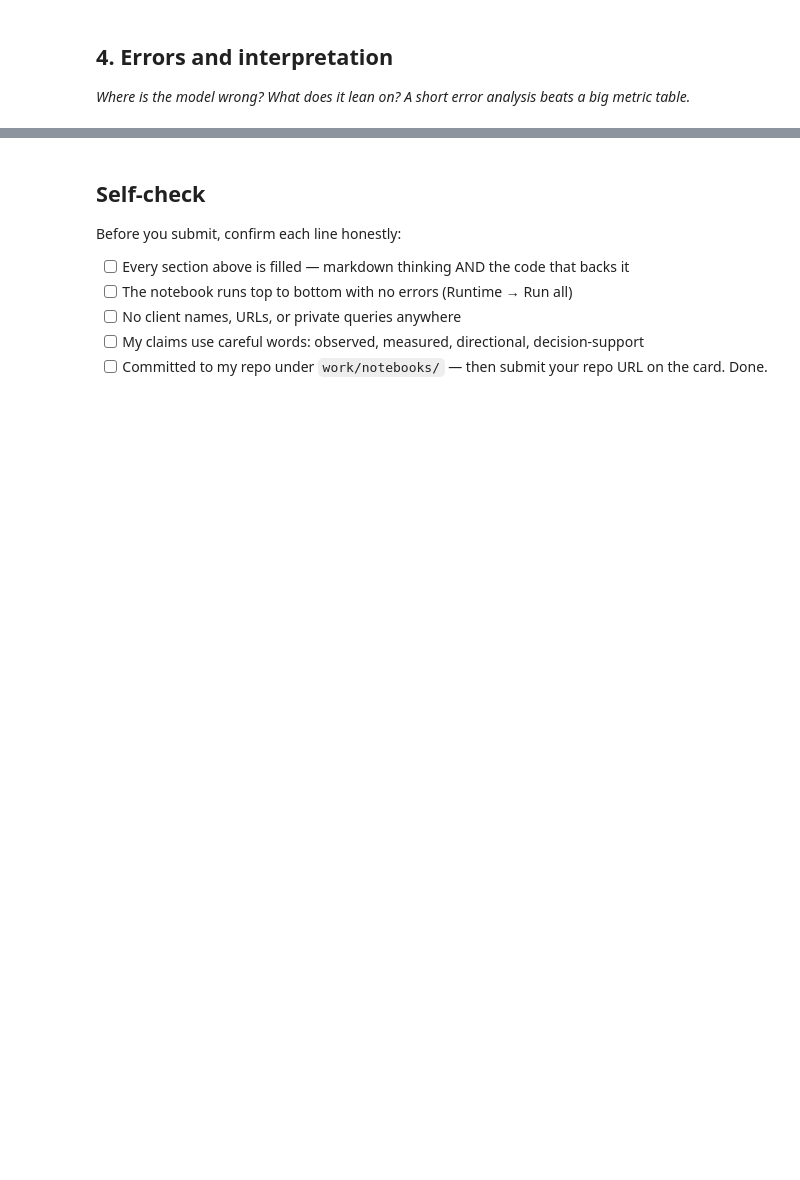
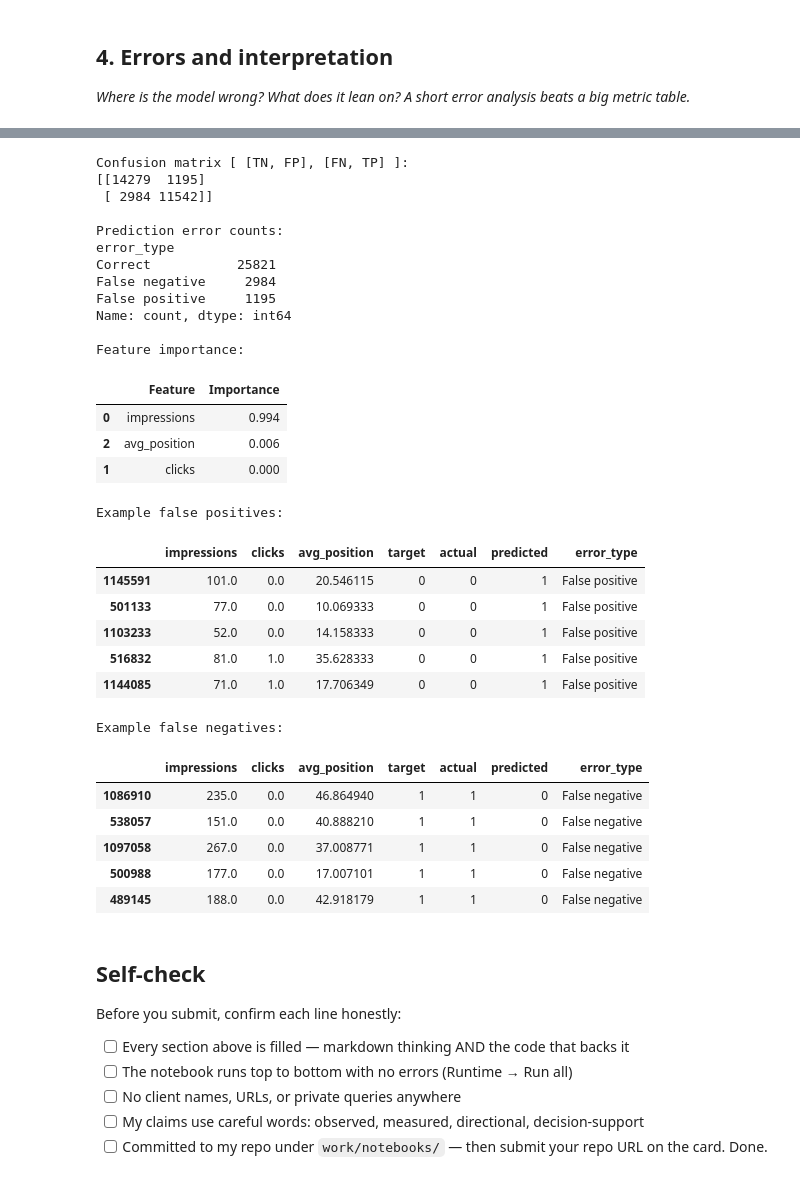
Before and after one commit to anjds22/flyrank-ml-internship, a Jupyter notebook: work/notebooks/w05_model.ipynb, the cells around one changed output, grey strips where cells are left out. Saved outputs shown, nothing was run; the diff lists cells and outputs as text; code cells hidden in the pictures; blank space fills up the shorter version.

```diff
--- a/work/notebooks/w05_model.ipynb
+++ b/work/notebooks/w05_model.ipynb
@@ -37,3 +203,68 @@ This skeleton is yours to fill. Work the sections **in order** — each one has
+# %%
+
+from sklearn.metrics import confusion_matrix
+
+# Identify correct and incorrect predictions
+errors = test[["impressions", "clicks", "avg_position", "target"]].copy()
+errors["actual"] = y_test.to_numpy()
+errors["predicted"] = model_pred
+errors["error_type"] = np.select(
+    [
+        (errors["actual"] == 1) & (errors["predicted"] == 0),
+        (errors["actual"] == 0) & (errors["predicted"] == 1)
+    ],
+    ["False negative", "False positive"],
+    default="Correct"
+)
+
+print("Confusion matrix [ [TN, FP], [FN, TP] ]:")
+print(confusion_matrix(y_test, model_pred))
+
+print("\nPrediction error counts:")
+print(errors["error_type"].value_counts())
+
+print("\nFeature importance:")
+display(pd.DataFrame({
+    "Feature": features,
+    "Importance": model.feature_importances_
+}).sort_values("Importance", ascending=False).round(3))
+
+print("\nExample false positives:")
+display(errors[errors["error_type"] == "False positive"].head(5))
+
+print("\nExample false negatives:")
+display(errors[errors["error_type"] == "False negative"].head(5))
+# %% [output]
+Confusion matrix [ [TN, FP], [FN, TP] ]:
+[[14279  1195]
+ [ 2984 11542]]
+
+Prediction error counts:
+error_type
+Correct           25821
+False negative     2984
+False positive     1195
+Name: count, dtype: int64
+
+Feature importance:
+|  | Feature | Importance |
+| 0 | impressions | 0.994 |
+| 2 | avg_position | 0.006 |
+| 1 | clicks | 0.000 |
+Example false positives:
+|  | impressions | clicks | avg_position | target | actual | predicted | error_type |
+| 1145591 | 101.0 | 0.0 | 20.546115 | 0 | 0 | 1 | False positive |
+| 501133 | 77.0 | 0.0 | 10.069333 | 0 | 0 | 1 | False positive |
+| 1103233 | 52.0 | 0.0 | 14.158333 | 0 | 0 | 1 | False positive |
+| 516832 | 81.0 | 1.0 | 35.628333 | 0 | 0 | 1 | False positive |
+| 1144085 | 71.0 | 1.0 | 17.706349 | 0 | 0 | 1 | False positive |
+Example false negatives:
+|  | impressions | clicks | avg_position | target | actual | predicted | error_type |
+| 1086910 | 235.0 | 0.0 | 46.864940 | 1 | 1 | 0 | False negative |
+| 538057 | 151.0 | 0.0 | 40.888210 | 1 | 1 | 0 | False negative |
+| 1097058 | 267.0 | 0.0 | 37.008771 | 1 | 1 | 0 | False negative |
+| 500988 | 177.0 | 0.0 | 17.007101 | 1 | 1 | 0 | False negative |
+| 489145 | 188.0 | 0.0 | 42.918179 | 1 | 1 | 0 | False negative |
 # %% [markdown]
 ## Self-check
 
```
Also changed, not shown: parts of 10 cells of this notebook.
